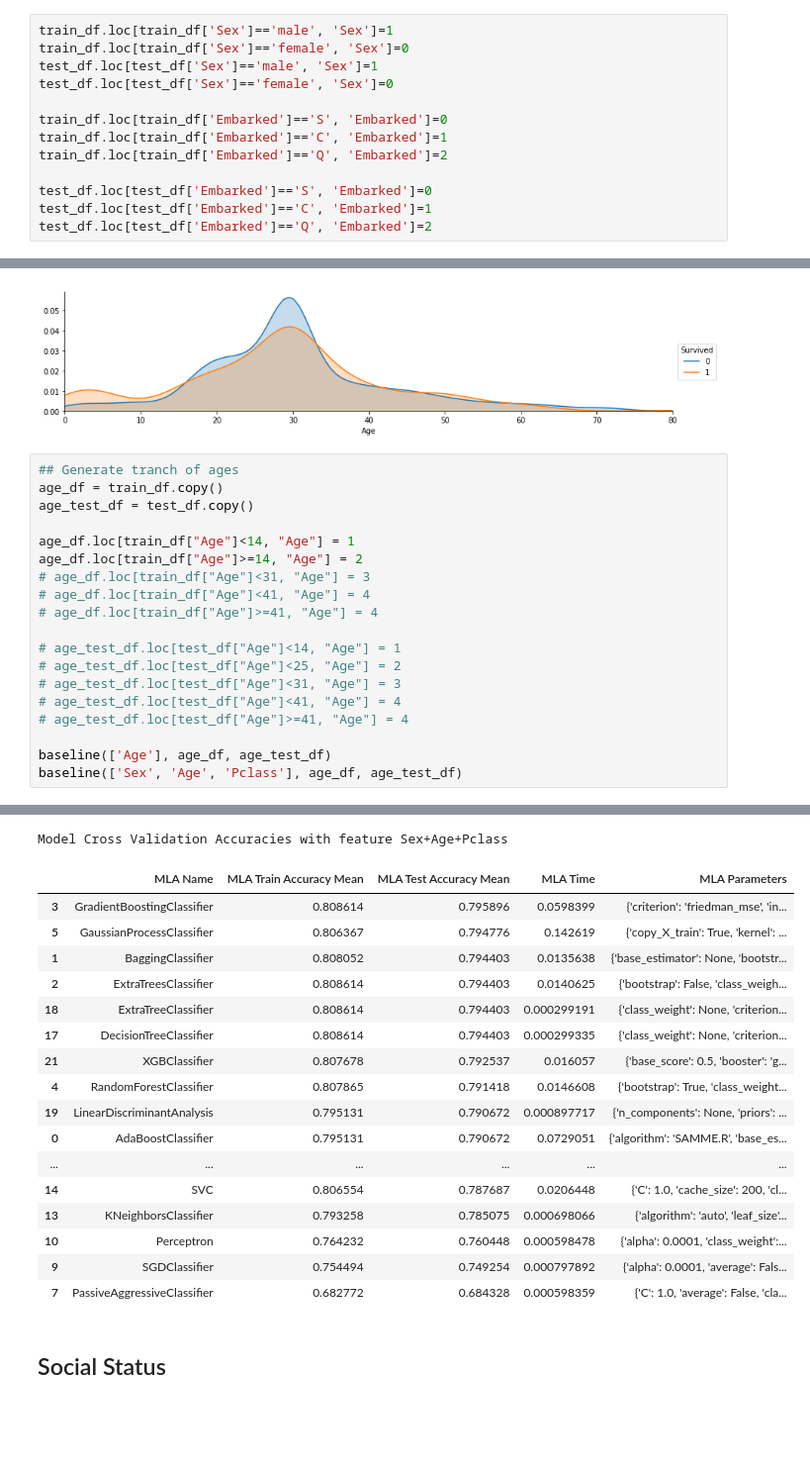
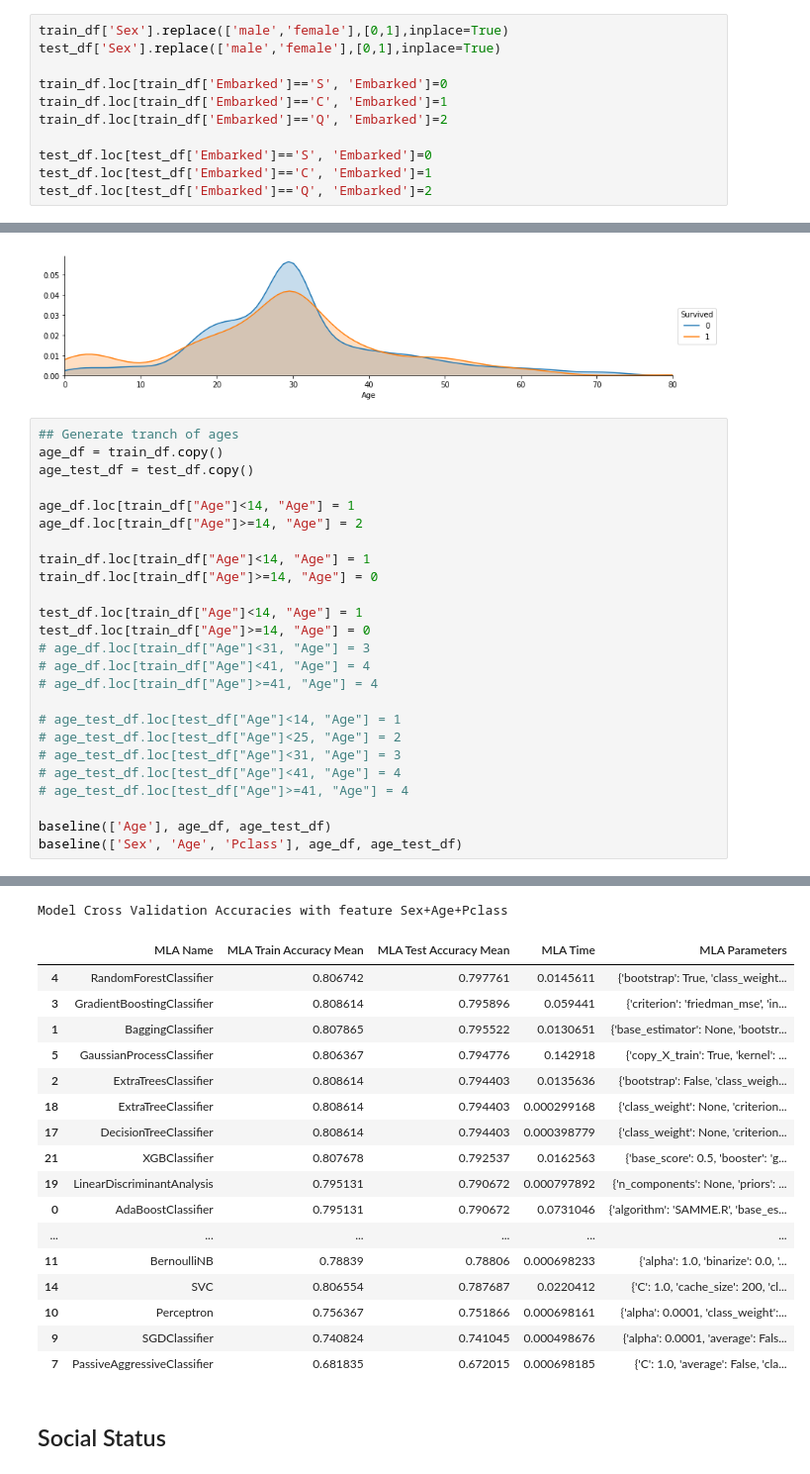
Before and after one commit to honorinli151/CoursML, a Jupyter notebook: assignment2/code.ipynb, the cells around one changed output, grey strips where cells are left out. Shown at 99% size. Drawn from its saved outputs; the diff is of its cells as text; blank space fills up the shorter version.

```diff
--- a/assignment2/code.ipynb
+++ b/assignment2/code.ipynb
@@ -209,10 +232,8 @@ def submit(train_prediction, test_prediction, label, features, train_df, test_df
 # %% [markdown]
 # Encoding
 # %%
-train_df.loc[train_df['Sex']=='male', 'Sex']=1
-train_df.loc[train_df['Sex']=='female', 'Sex']=0
-test_df.loc[test_df['Sex']=='male', 'Sex']=1
-test_df.loc[test_df['Sex']=='female', 'Sex']=0
+train_df['Sex'].replace(['male','female'],[0,1],inplace=True)
+test_df['Sex'].replace(['male','female'],[0,1],inplace=True)
 
 train_df.loc[train_df['Embarked']=='S', 'Embarked']=0
 train_df.loc[train_df['Embarked']=='C', 'Embarked']=1
@@ -362,6 +409,12 @@ age_test_df = test_df.copy()
 
 age_df.loc[train_df["Age"]<14, "Age"] = 1
 age_df.loc[train_df["Age"]>=14, "Age"] = 2
+
+train_df.loc[train_df["Age"]<14, "Age"] = 1
+train_df.loc[train_df["Age"]>=14, "Age"] = 0
+
+test_df.loc[train_df["Age"]<14, "Age"] = 1
+test_df.loc[train_df["Age"]>=14, "Age"] = 0
 # age_df.loc[train_df["Age"]<31, "Age"] = 3
 # age_df.loc[train_df["Age"]<41, "Age"] = 4
 # age_df.loc[train_df["Age"]>=41, "Age"] = 4
@@ -396,21 +449,21 @@ Model Cross Validation Accuracies with feature Age
 Model Cross Validation Accuracies with feature Sex+Age+Pclass
 |  | MLA Name | MLA Train Accuracy Mean | MLA Test Accuracy Mean | MLA Time | MLA Parameters |
-| 3 | GradientBoostingClassifier | 0.808614 | 0.795896 | 0.0598399 | {'criterion': 'friedman_mse', 'in... |
-| 5 | GaussianProcessClassifier | 0.806367 | 0.794776 | 0.142619 | {'copy_X_train': True, 'kernel': ... |
-| 1 | BaggingClassifier | 0.808052 | 0.794403 | 0.0135638 | {'base_estimator': None, 'bootstr... |
-| 2 | ExtraTreesClassifier | 0.808614 | 0.794403 | 0.0140625 | {'bootstrap': False, 'class_weigh... |
-| 18 | ExtraTreeClassifier | 0.808614 | 0.794403 | 0.000299191 | {'class_weight': None, 'criterion... |
-| 17 | DecisionTreeClassifier | 0.808614 | 0.794403 | 0.000299335 | {'class_weight': None, 'criterion... |
-| 21 | XGBClassifier | 0.807678 | 0.792537 | 0.016057 | {'base_score': 0.5, 'booster': 'g... |
-| 4 | RandomForestClassifier | 0.807865 | 0.791418 | 0.0146608 | {'bootstrap': True, 'class_weight... |
-| 19 | LinearDiscriminantAnalysis | 0.795131 | 0.790672 | 0.000897717 | {'n_components': None, 'priors': ... |
-| 0 | AdaBoostClassifier | 0.795131 | 0.790672 | 0.0729051 | {'algorithm': 'SAMME.R', 'base_es... |
+| 4 | RandomForestClassifier | 0.806742 | 0.797761 | 0.0145611 | {'bootstrap': True, 'class_weight... |
+| 3 | GradientBoostingClassifier | 0.808614 | 0.795896 | 0.059441 | {'criterion': 'friedman_mse', 'in... |
+| 1 | BaggingClassifier | 0.807865 | 0.795522 | 0.0130651 | {'base_estimator': None, 'bootstr... |
+| 5 | GaussianProcessClassifier | 0.806367 | 0.794776 | 0.142918 | {'copy_X_train': True, 'kernel': ... |
+| 2 | ExtraTreesClassifier | 0.808614 | 0.794403 | 0.0135636 | {'bootstrap': False, 'class_weigh... |
+| 18 | ExtraTreeClassifier | 0.808614 | 0.794403 | 0.000299168 | {'class_weight': None, 'criterion... |
+| 17 | DecisionTreeClassifier | 0.808614 | 0.794403 | 0.000398779 | {'class_weight': None, 'criterion... |
+| 21 | XGBClassifier | 0.807678 | 0.792537 | 0.0162563 | {'base_score': 0.5, 'booster': 'g... |
+| 19 | LinearDiscriminantAnalysis | 0.795131 | 0.790672 | 0.000797892 | {'n_components': None, 'priors': ... |
+| 0 | AdaBoostClassifier | 0.795131 | 0.790672 | 0.0731046 | {'algorithm': 'SAMME.R', 'base_es... |
 | ... | ... | ... | ... | ... | ... |
-| 14 | SVC | 0.806554 | 0.787687 | 0.0206448 | {'C': 1.0, 'cache_size': 200, 'cl... |
-| 13 | KNeighborsClassifier | 0.793258 | 0.785075 | 0.000698066 | {'algorithm': 'auto', 'leaf_size'... |
-| 10 | Perceptron | 0.764232 | 0.760448 | 0.000598478 | {'alpha': 0.0001, 'class_weight':... |
-| 9 | SGDClassifier | 0.754494 | 0.749254 | 0.000797892 | {'alpha': 0.0001, 'average': Fals... |
-| 7 | PassiveAggressiveClassifier | 0.682772 | 0.684328 | 0.000598359 | {'C': 1.0, 'average': False, 'cla... |
+| 11 | BernoulliNB | 0.78839 | 0.78806 | 0.000698233 | {'alpha': 1.0, 'binarize': 0.0, '... |
+| 14 | SVC | 0.806554 | 0.787687 | 0.0220412 | {'C': 1.0, 'cache_size': 200, 'cl... |
+| 10 | Perceptron | 0.756367 | 0.751866 | 0.000698161 | {'alpha': 0.0001, 'class_weight':... |
+| 9 | SGDClassifier | 0.740824 | 0.741045 | 0.000498676 | {'alpha': 0.0001, 'average': Fals... |
+| 7 | PassiveAggressiveClassifier | 0.681835 | 0.672015 | 0.000698185 | {'C': 1.0, 'average': False, 'cla... |
 # %% [markdown]
 ## Social Status
 # %%
```
Also changed, not shown: parts of 35 cells of this notebook, 8 other files.
